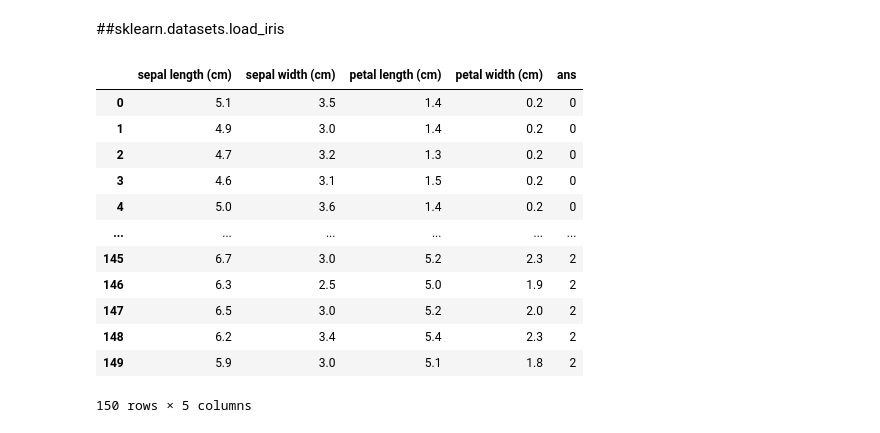
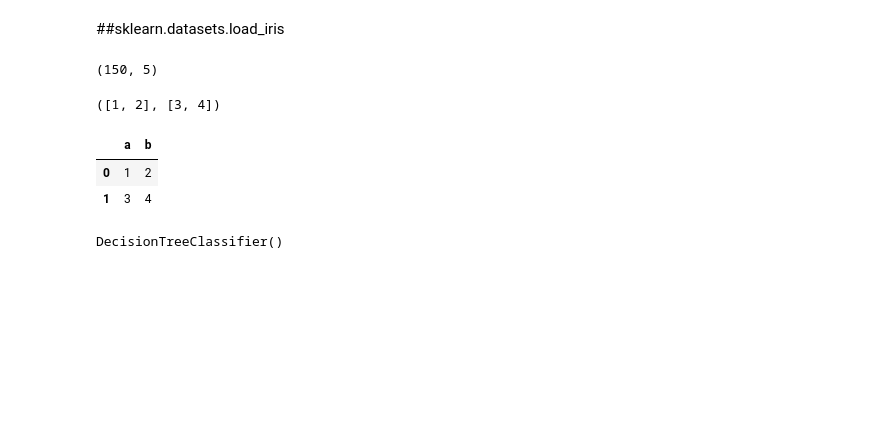
Before and after one commit to ZJCHEN0109/AIMarchinLearn, a Jupyter notebook: classification.ipynb, the cells around one changed output. Saved outputs shown, nothing was run; the diff lists cells and outputs as text; code cells hidden in the pictures; blank space fills up the shorter version.

```diff
--- a/classification.ipynb
+++ b/classification.ipynb
@@ -15,17 +15,19 @@ df=pd.DataFrame(iris["data"],columns=iris["feature_names"])
 df["ans"]=iris["target"]
 df.to_csv("iris.csv",encoding="utf-8",index=False)
 df
+df.shape
+# iris
 # %% [output]
-|  | sepal length (cm) | sepal width (cm) | petal length (cm) | petal width (cm) | ans |
-| 0 | 5.1 | 3.5 | 1.4 | 0.2 | 0 |
-| 1 | 4.9 | 3.0 | 1.4 | 0.2 | 0 |
-| 2 | 4.7 | 3.2 | 1.3 | 0.2 | 0 |
-| 3 | 4.6 | 3.1 | 1.5 | 0.2 | 0 |
-| 4 | 5.0 | 3.6 | 1.4 | 0.2 | 0 |
-| ... | ... | ... | ... | ... | ... |
-| 145 | 6.7 | 3.0 | 5.2 | 2.3 | 2 |
-| 146 | 6.3 | 2.5 | 5.0 | 1.9 | 2 |
-| 147 | 6.5 | 3.0 | 5.2 | 2.0 | 2 |
-| 148 | 6.2 | 3.4 | 5.4 | 2.3 | 2 |
-| 149 | 5.9 | 3.0 | 5.1 | 1.8 | 2 |
-150 rows × 5 columns
+(150, 5)
+# %%
+lista=[1,2],[3,4]
+lista
+# %% [output]
+([1, 2], [3, 4])
+# %%
+test=pd.DataFrame(data=([1,2],[3,4]),columns=["a","b"])
+test
+# %% [output]
+|  | a | b |
+| 0 | 1 | 2 |
+| 1 | 3 | 4 |
@@ -31,0 +53,6 @@ df
+# %%
+from sklearn.tree import DecisionTreeClassifier
+clf=DecisionTreeClassifier()
+clf.fit(x_train,y_train)
+# %% [output]
+DecisionTreeClassifier()
```
Also changed, not shown: parts of 3 cells of this notebook.
